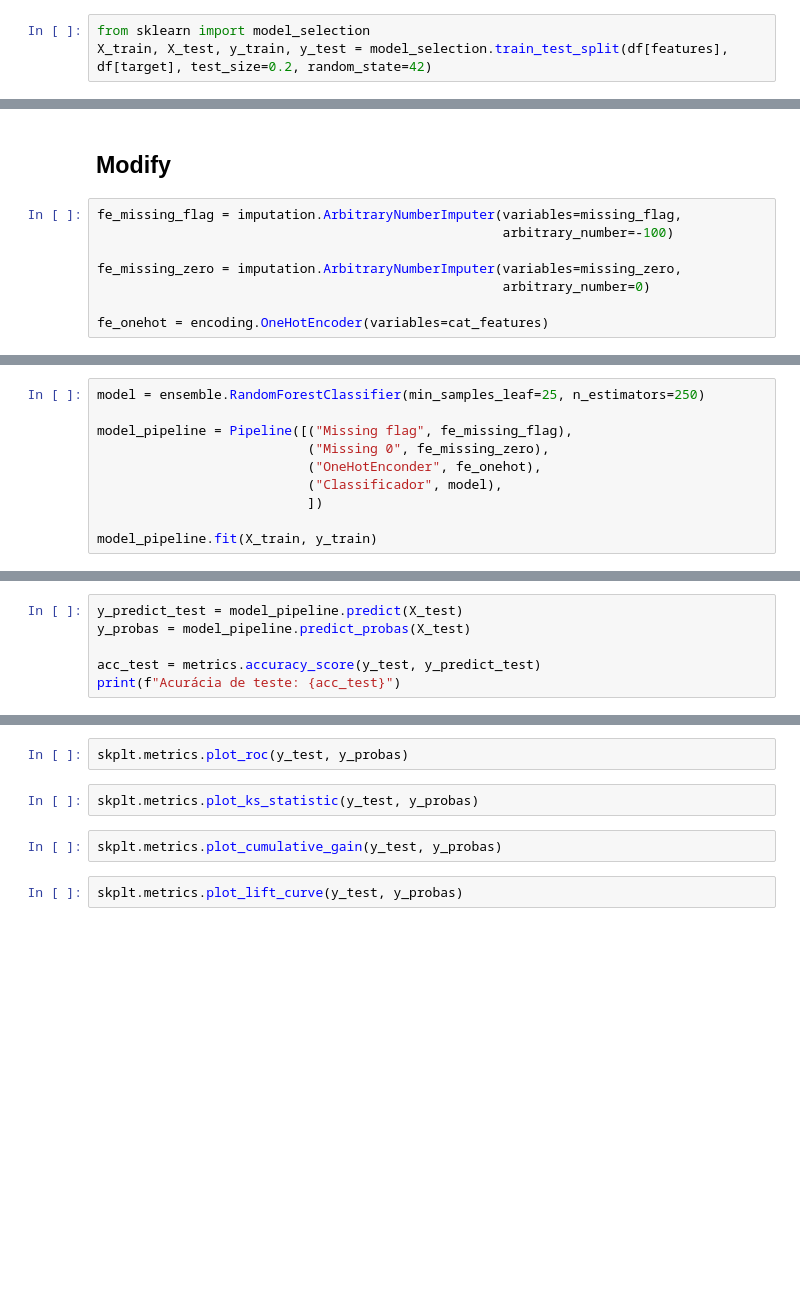
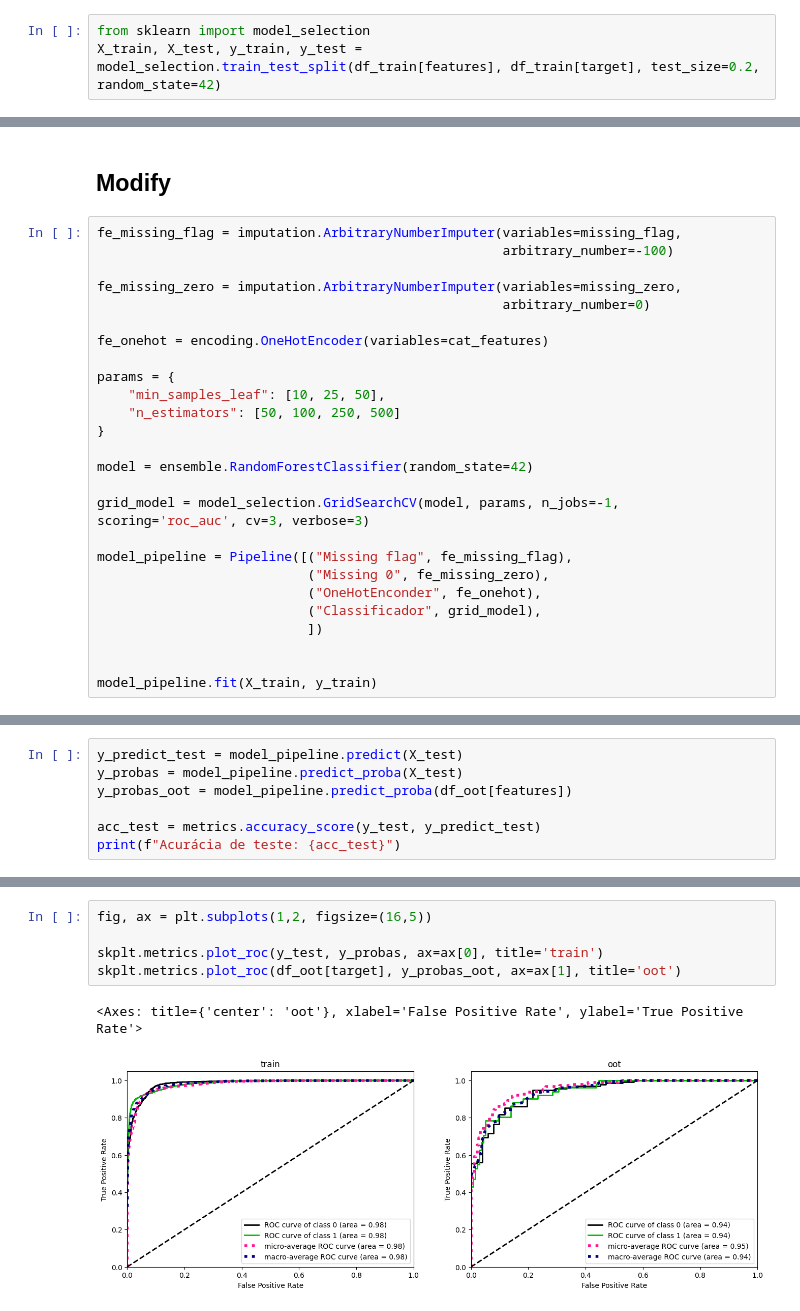
Before and after one commit to abasilio91/ml-teomewhy-gc, a Jupyter notebook: src/modeling.ipynb, the cells around one changed output, grey strips where cells are left out. Cells and saved outputs as stored; diff of their text form; blank space fills up the shorter version.

```diff
--- a/src/modeling.ipynb
+++ b/src/modeling.ipynb
@@ -48,7 +55,7 @@ to_remove = ['flAssinatura']
 features = list(set(columns) - set(target) - set(ids) - set(to_remove))
 # %%
 from sklearn import model_selection
-X_train, X_test, y_train, y_test = model_selection.train_test_split(df[features], df[target], test_size=0.2, random_state=42)
+X_train, X_test, y_train, y_test = model_selection.train_test_split(df_train[features], df_train[target], test_size=0.2, random_state=42)
 # %% [markdown]
 # Explore
 # %%
@@ -150,3 +157,21 @@ fe_missing_zero = imputation.ArbitraryNumberImputer(variables=missing_zero,
                                                     arbitrary_number=0)
 
 fe_onehot = encoding.OneHotEncoder(variables=cat_features)
+
+params = {
+    "min_samples_leaf": [10, 25, 50],
+    "n_estimators": [50, 100, 250, 500]
+}
+
+model = ensemble.RandomForestClassifier(random_state=42)
+
+grid_model = model_selection.GridSearchCV(model, params, n_jobs=-1, scoring='roc_auc', cv=3, verbose=3)
+
+model_pipeline = Pipeline([("Missing flag", fe_missing_flag),
+                           ("Missing 0", fe_missing_zero),
+                           ("OneHotEnconder", fe_onehot),
+                           ("Classificador", grid_model),
+                           ])
+
+
+model_pipeline.fit(X_train, y_train)
@@ -155,10 +196,0 @@ fe_onehot = encoding.OneHotEncoder(variables=cat_features)
-# %%
-model = ensemble.RandomForestClassifier(min_samples_leaf=25, n_estimators=250)
-
-model_pipeline = Pipeline([("Missing flag", fe_missing_flag),
-                           ("Missing 0", fe_missing_zero),
-                           ("OneHotEnconder", fe_onehot),
-                           ("Classificador", model),
-                           ])
-
-model_pipeline.fit(X_train, y_train)
@@ -190,6 +221,7 @@ Acurácia de treino: 0.9290760101723651
 # %%
 y_predict_test = model_pipeline.predict(X_test)
-y_probas = model_pipeline.predict_probas(X_test)
+y_probas = model_pipeline.predict_proba(X_test)
+y_probas_oot = model_pipeline.predict_proba(df_oot[features])
 
 acc_test = metrics.accuracy_score(y_test, y_predict_test)
 print(f"Acurácia de teste: {acc_test}")
@@ -220,8 +235,8 @@ dtype: float64
-# %%
-skplt.metrics.plot_roc(y_test, y_probas)
-# %%
-skplt.metrics.plot_ks_statistic(y_test, y_probas)
-# %%
-skplt.metrics.plot_cumulative_gain(y_test, y_probas)
-# %%
-skplt.metrics.plot_lift_curve(y_test, y_probas)
+# %%
+fig, ax = plt.subplots(1,2, figsize=(16,5))
+
+skplt.metrics.plot_roc(y_test, y_probas, ax=ax[0], title='train')
+skplt.metrics.plot_roc(df_oot[target], y_probas_oot, ax=ax[1], title='oot')
+# %% [output]
+<Axes: title={'center': 'oot'}, xlabel='False Positive Rate', ylabel='True Positive Rate'>
+[figure, added]
```
Also changed, not shown: parts of 14 cells of this notebook.
